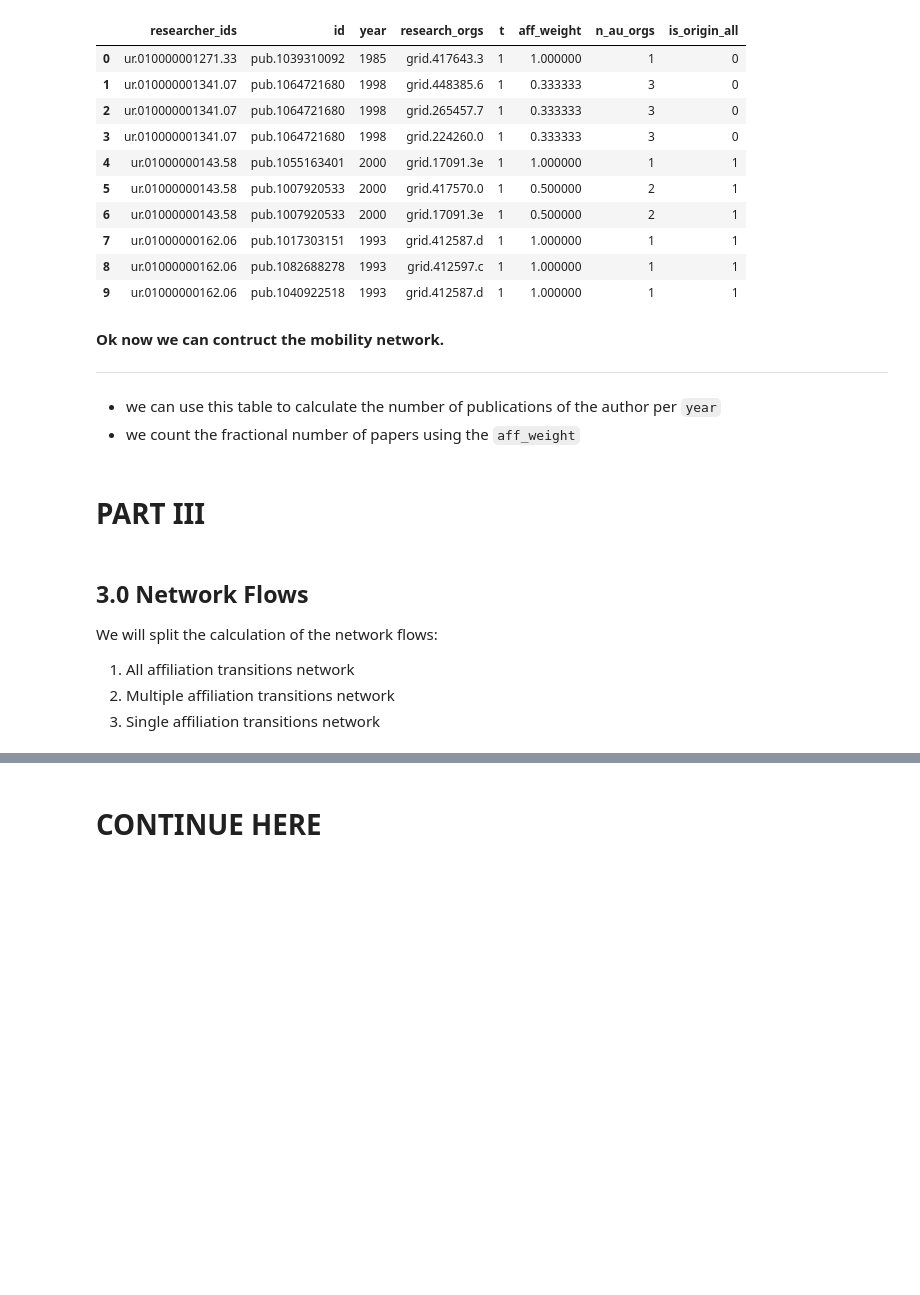
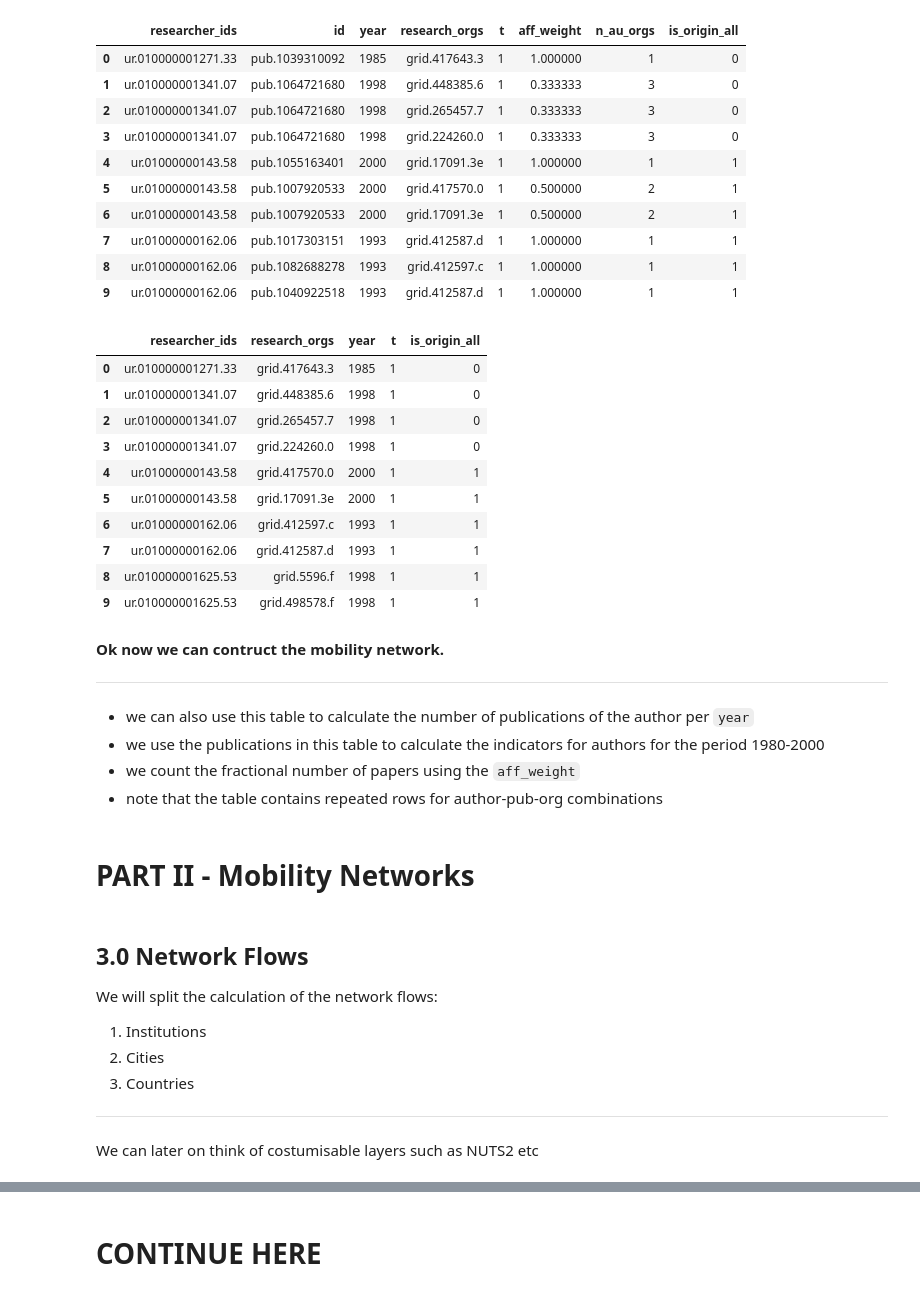
Before and after one commit to complexity-science-hub/SciFlows, a Jupyter notebook: Flows_1980_2000_first_level_for.ipynb, the cells around one changed output, grey strips where cells are left out. Cells and saved outputs as stored; diff of their text form; code cells hidden in the pictures; blank space fills up the shorter version.

```diff
--- a/Flows_1980_2000_first_level_for.ipynb
+++ b/Flows_1980_2000_first_level_for.ipynb
@@ -441,17 +444,43 @@ limit 10
+# %%
+%%bigquery --project $project_id
+select * from cshdimensionstest.test.researchers_after_1980_simplified
+order by researcher_ids, t
+limit 10
+# %% [output]
+|  | researcher_ids | research_orgs | year | t | is_origin_all |
+| 0 | ur.010000001271.33 | grid.417643.3 | 1985 | 1 | 0 |
+| 1 | ur.010000001341.07 | grid.448385.6 | 1998 | 1 | 0 |
+| 2 | ur.010000001341.07 | grid.265457.7 | 1998 | 1 | 0 |
+| 3 | ur.010000001341.07 | grid.224260.0 | 1998 | 1 | 0 |
+| 4 | ur.01000000143.58 | grid.417570.0 | 2000 | 1 | 1 |
+| 5 | ur.01000000143.58 | grid.17091.3e | 2000 | 1 | 1 |
+| 6 | ur.01000000162.06 | grid.412597.c | 1993 | 1 | 1 |
+| 7 | ur.01000000162.06 | grid.412587.d | 1993 | 1 | 1 |
+| 8 | ur.010000001625.53 | grid.5596.f | 1998 | 1 | 1 |
+| 9 | ur.010000001625.53 | grid.498578.f | 1998 | 1 | 1 |
 # %% [markdown]
 **Ok now we can contruct the mobility network.**
 
 
 ---
 
-- we can use this table to calculate the number of publications of the author per `year`
+- we can also use this table to calculate the number of publications of the author per `year`
+- we use the publications in this table to calculate the indicators for authors for the period 1980-2000
 - we count the fractional number of papers using the `aff_weight`
+- note that the table contains repeated rows for author-pub-org combinations
 # %% [markdown]
-# **PART III**
+# **PART II - Mobility Networks**
 # %% [markdown]
 ## 3.0 Network Flows
 
 We will split the calculation of the network flows:
-1. All affiliation transitions network
-2. Multiple affiliation transitions network
-3. Single affiliation transitions network
+1. Institutions
+2. Cities
+3. Countries
+
+
+---
+
+
+
+We can later on think of costumisable layers such as NUTS2 etc
```
Also changed, not shown: parts of 22 cells of this notebook.
